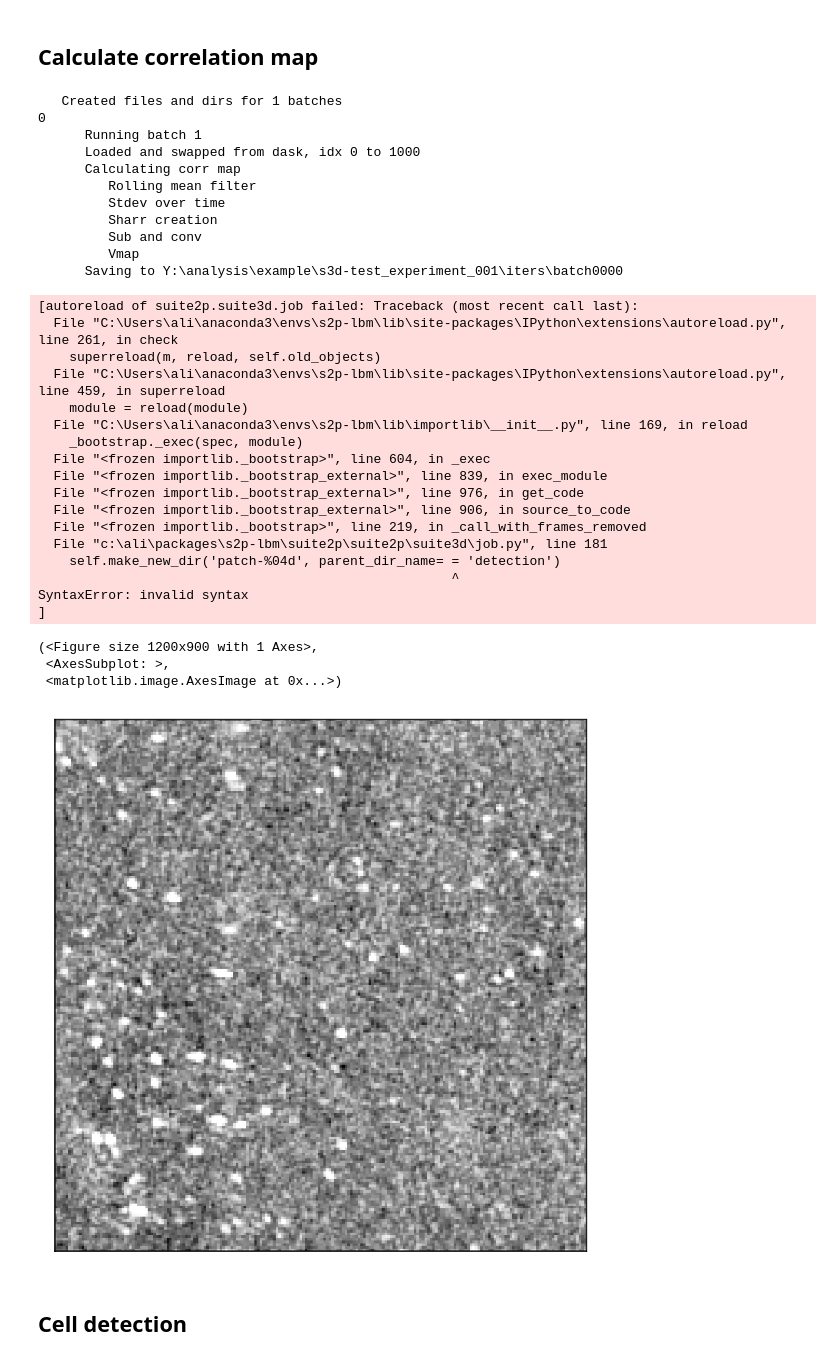
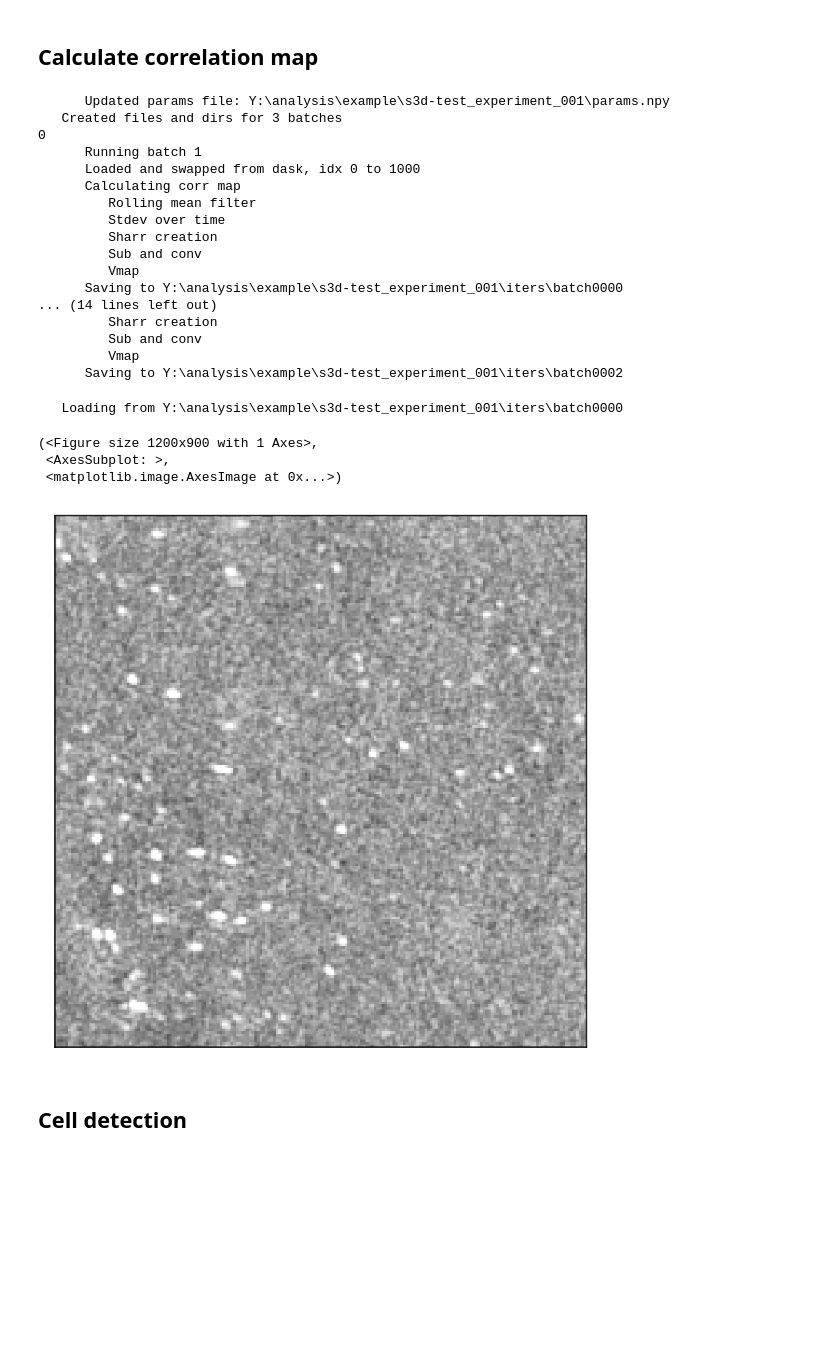
Before and after one commit to alihaydaroglu/suite3d, a Jupyter notebook: notebooks/Demo_02--Correlation_Map--Cell_Detection.ipynb, the cells around one changed output. Cells and saved outputs as stored; diff of their text form; code cells hidden in the pictures; blank space fills up the shorter version.

Commit message:
extraction and 3d interactive visualization demo

```diff
--- a/notebooks/Demo_02--Correlation_Map--Cell_Detection.ipynb
+++ b/notebooks/Demo_02--Correlation_Map--Cell_Detection.ipynb
@@ -72,8 +72,9 @@ nz,nt,ny,nx = mov3d.shape
 # %%
 # once you have optimized your parameters, you can run on the full FOV and save
-vmap = job.calculate_corr_map(mov3d)
+vmap = job.calculate_corr_map(mov3d[:,:])
 # %% [output]
-   Created files and dirs for 1 batches
+      Updated params file: Y:\analysis\example\s3d-test_experiment_001\params.npy
+   Created files and dirs for 3 batches
 0
       Running batch 1
       Loaded and swapped from dask, idx 0 to 1000
@@ -84,30 +85,23 @@ vmap = job.calculate_corr_map(mov3d)
          Sub and conv
          Vmap
       Saving to Y:\analysis\example\s3d-test_experiment_001\iters\batch0000
+... (14 lines left out)
+         Sharr creation
+         Sub and conv
+         Vmap
+      Saving to Y:\analysis\example\s3d-test_experiment_001\iters\batch0002
-# %%
-tfu.show_tif(vmap[2,600:800, 200:400], vminmax=(3,5))
-# %% [output]
-[autoreload of suite2p.suite3d.job failed: Traceback (most recent call last):
-  File "C:\Users\ali\anaconda3\envs\s2p-lbm\lib\site-packages\IPython\extensions\autoreload.py", line 261, in check
-    superreload(m, reload, self.old_objects)
-  File "C:\Users\ali\anaconda3\envs\s2p-lbm\lib\site-packages\IPython\extensions\autoreload.py", line 459, in superreload
-    module = reload(module)
-  File "C:\Users\ali\anaconda3\envs\s2p-lbm\lib\importlib\__init__.py", line 169, in reload
-    _bootstrap._exec(spec, module)
-  File "<frozen importlib._bootstrap>", line 604, in _exec
-  File "<frozen importlib._bootstrap_external>", line 839, in exec_module
-  File "<frozen importlib._bootstrap_external>", line 976, in get_code
-  File "<frozen importlib._bootstrap_external>", line 906, in source_to_code
-  File "<frozen importlib._bootstrap>", line 219, in _call_with_frames_removed
-  File "c:\ali\packages\s2p-lbm\suite2p\suite2p\suite3d\job.py", line 181
-    self.make_new_dir('patch-%04d', parent_dir_name= = 'detection')
-                                                     ^
-SyntaxError: invalid syntax
-]
-(<Figure size 1200x900 with 1 Axes>,
- <AxesSubplot: >,
- <matplotlib.image.AxesImage at 0x...>)
-[figure, removed]
+# %%
+vmap = job.load_iter_results(-1)['vmap']
+# %% [output]
+   Loading from Y:\analysis\example\s3d-test_experiment_001\iters\batch0000
+# %%
+# only 1000 frames
+tfu.show_tif(vmap[2,600:800, 200:400],vminmax=(3,4.5))
+# %% [output]
+(<Figure size 1200x900 with 1 Axes>,
+ <AxesSubplot: >,
+ <matplotlib.image.AxesImage at 0x...>)
+[figure, added]
 # %% [markdown]
 ## Cell detection
 # %%
```
Also changed, not shown: parts of 6 cells of this notebook.
